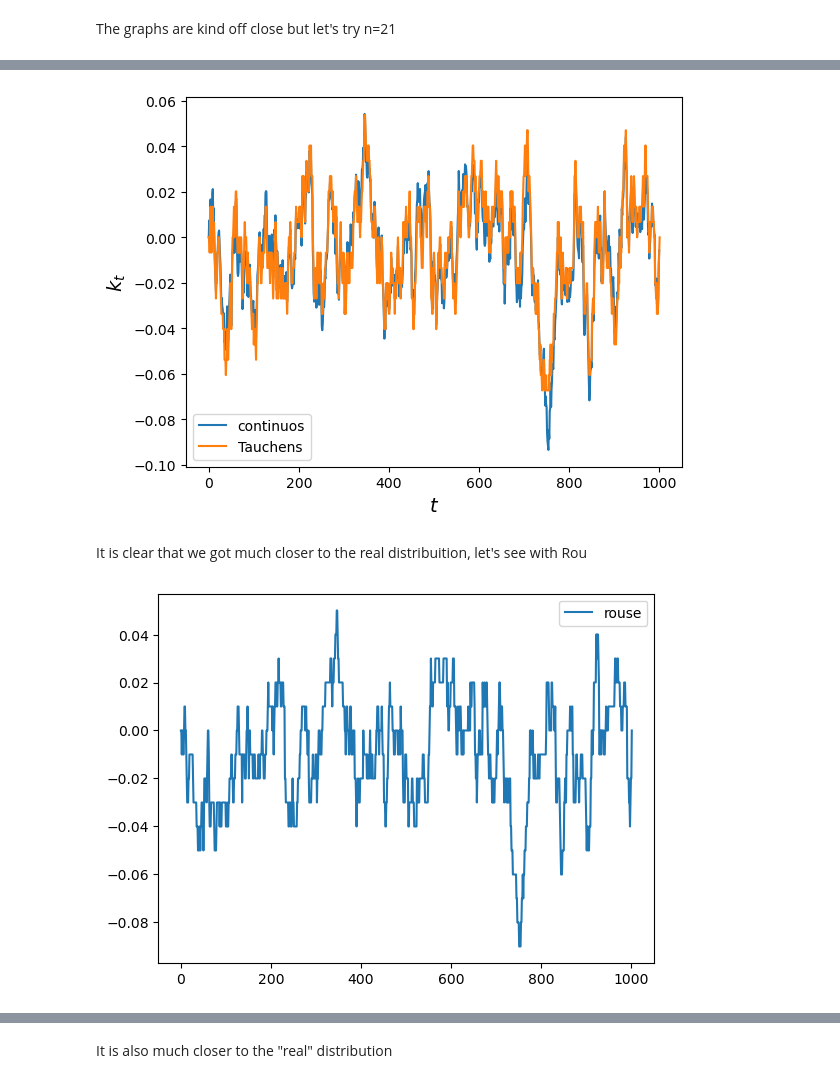
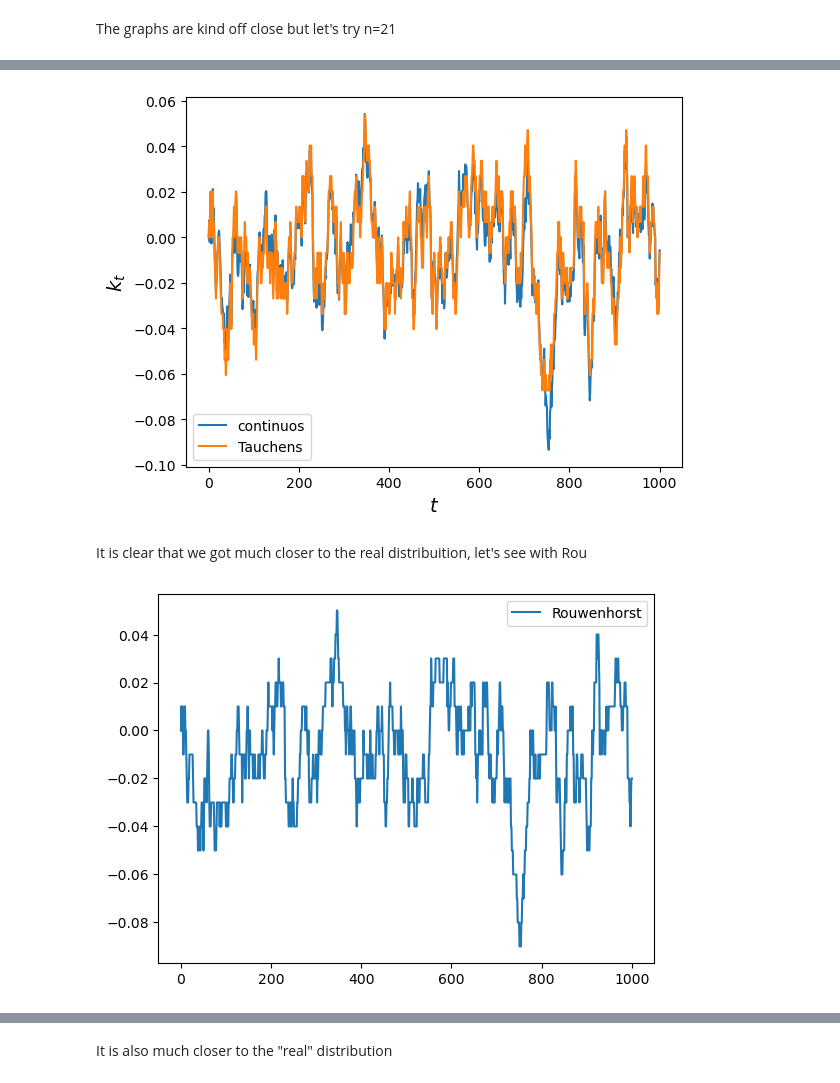
Before and after one commit to samuefra/trabalho1_cezar, a Jupyter notebook: trabcezar.ipynb, the cells around one changed output, grey strips where cells are left out. Saved outputs shown, nothing was run; the diff lists cells and outputs as text; code cells hidden in the pictures.

```diff
--- a/trabcezar.ipynb
+++ b/trabcezar.ipynb
@@ -149,7 +150,7 @@ plt.show()
 We then get the cdf of the shocks, and choose the next state if the process in the discrete case as the first one that the sum of the transition matrix of the current step (starting from the left)
 # %%
 shocks_cdf= norm.cdf(shocks,scale=sigma)
-nsteps = 1001
+nsteps = 1000
 N = int((n-1)/2)
 current_state = np.empty(nsteps+1)
 current_state[0] = N
@@ -157,10 +158,11 @@ simulated_states = np.zeros(nsteps+1)
 simulated_states[0] = 0
 trm = np.zeros((n, n+1))
 trm[:, 1:] = trmo
-for i in range(nsteps-1):
-    next_state_index = np.searchsorted(np.cumsum(trm[int(current_state[i])-1, :]), shocks_cdf[i],side="left")
+for i in range(nsteps):
+    next_state_index = np.searchsorted(np.cumsum(trmo[int(current_state[i]), :]),
+                                       shocks_cdf[i],side="left")
     current_state[i+1] = next_state_index
-    simulated_states[i+1] = xgrid[int(current_state[i+1])-1]
+    simulated_states[i+1] = xgrid[int(current_state[i+1])]
 
 plt.plot(simulated_states, label='tauchen')
 plt.legend()
@@ -182,14 +184,13 @@ current_state1 = np.empty(nsteps+1)
 current_state1[0] = N
 simulated_states1 = np.zeros(nsteps+1)
 simulated_states1[0] = 0
-trm0 = np.zeros((n, n+1))
-trm0[:, 1:] = trm1
-for i in range(nsteps-1):
-    next_state_index = np.searchsorted(np.cumsum(trm0[int(current_state1[i])-1, :]), shocks_cdf[i],side="left")
+for i in range(nsteps):
+    next_state_index = np.searchsorted(np.cumsum(trm1[int(current_state1[i]), :]),
+                                       shocks_cdf[i],side="left")
     current_state1[i+1] = next_state_index
-    simulated_states1[i+1] = xgrid1[int(current_state1[i+1])-1]
+    simulated_states1[i+1] = xgrid1[int(current_state1[i+1])]
 
-plt.plot(simulated_states1, label='rouse')
+plt.plot(simulated_states1, label='Rouwenhorst')
 plt.legend()
 plt.show()
 # %% [output]
@@ -216,12 +217,11 @@ current_state = np.empty(nsteps+1)
 current_state[0] = N
 simulated_states = np.zeros(nsteps+1)
 simulated_states[0] = 0
-trm = np.zeros((n, n+1))
-trm[:, 1:] = trmo
-for i in range(nsteps-1):
-    next_state_index = np.searchsorted(np.cumsum(trm[int(current_state[i])-1, :]), shocks_cdf[i],side="left")
+for i in range(nsteps):
+    next_state_index = np.searchsorted(np.cumsum(trmo[int(current_state[i]), :]),
+                                       shocks_cdf[i],side="left")
     current_state[i+1] = next_state_index
-    simulated_states[i+1] = xgrid[int(current_state[i+1])-1]
+    simulated_states[i+1] = xgrid[int(current_state[i+1])]
 
 plt.plot(simulated_states, label='tauchen')
 plt.legend()
@@ -237,30 +237,29 @@ ax.set_ylabel('$k_t$', fontsize=14)
 ax.legend()
 plt.show()
 # %% [output]
-[figure, old version]
+[figure, new version]
 # %% [markdown]
 It is clear that we got much closer to the real distribuition, let's see with Rou
 # %%
 maxi = (sigma**2 / (1 - rho**2))**(1/2) * np.sqrt(n - 1)
 mini=-maxi
 xgrid1 = np.linspace(mini, maxi, n)
 trm1=rouwenhorst(n, rho,sigma)
 current_state1 = np.empty(nsteps+1)
 current_state1[0] = N
 simulated_states1 = np.zeros(nsteps+1)
 simulated_states1[0] = 0
-trm0 = np.zeros((n, n+1))
-trm0[:, 1:] = trm1
-for i in range(nsteps-1):
-    next_state_index = np.searchsorted(np.cumsum(trm0[int(current_state1[i])-1, :]), shocks_cdf[i],side="left")
+for i in range(nsteps):
+    next_state_index = np.searchsorted(np.cumsum(trm1[int(current_state1[i]), :]),
+                                       shocks_cdf[i],side="left")
     current_state1[i+1] = next_state_index
-    simulated_states1[i+1] = xgrid1[int(current_state1[i+1])-1]
+    simulated_states1[i+1] = xgrid1[int(current_state1[i+1])]
 
-plt.plot(simulated_states1, label='rouse')
+plt.plot(simulated_states1, label='Rouwenhorst')
 plt.legend()
 plt.show()
 # %% [output]
-[figure, old version]
+[figure, new version]
 # %%
 fig, ax = plt.subplots()
 ax.plot(x,  label='continuos')
```
Also changed, not shown: parts of 38 cells of this notebook, 3 other files.
